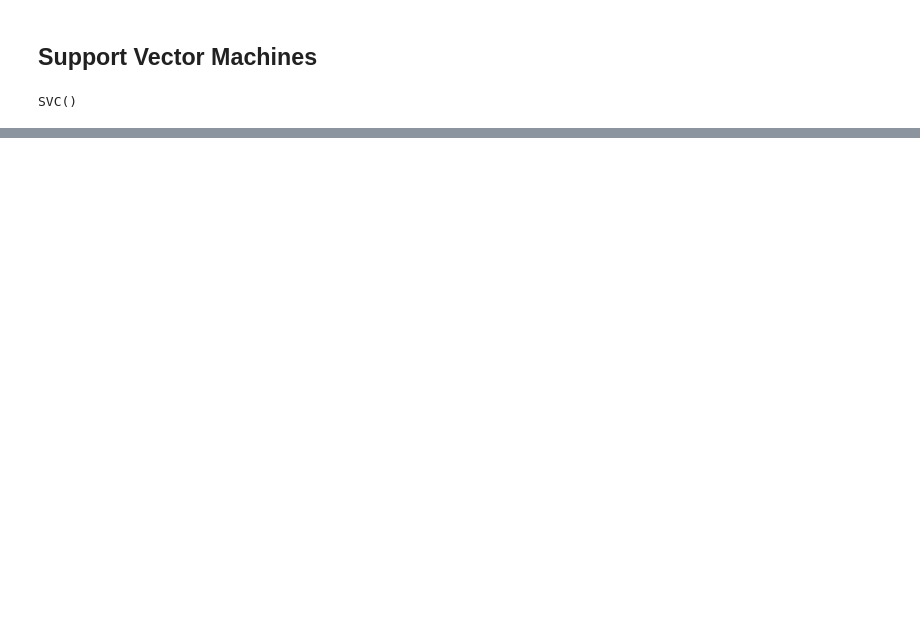
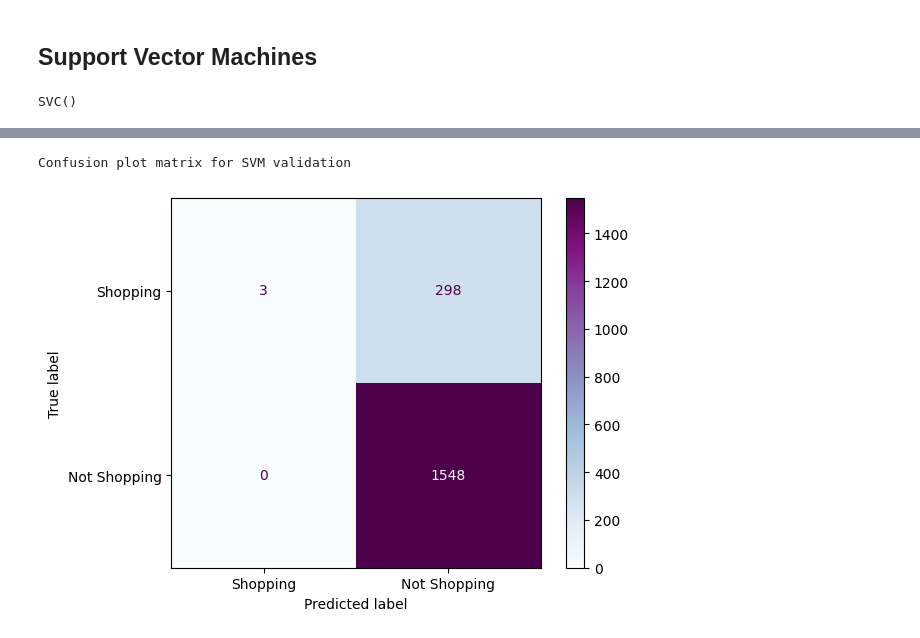
Before and after one commit to Scootablyat/ISCS-Project-Group9, a Jupyter notebook: ISCS-Project.ipynb, the cells around one changed output, grey strips where cells are left out. Drawn from its saved outputs; the diff is of its cells as text; code cells hidden in the pictures; blank space fills up the shorter version.

```diff
--- a/ISCS-Project.ipynb
+++ b/ISCS-Project.ipynb
@@ -508,4 +522,10 @@ def plot_confusion_matrix(model):
     disp.plot(cmap='BuPu')
     plt.show()
+# %%
+print('Confusion plot matrix for SVM validation')
+plot_confusion_matrix(svm_clf, X_val, y_val)
+# %% [output]
+Confusion plot matrix for SVM validation
+[figure, added]
 # %%
 print('Confusion Matrix for SVM:')
```
Also changed, not shown: parts of 16 cells of this notebook.
